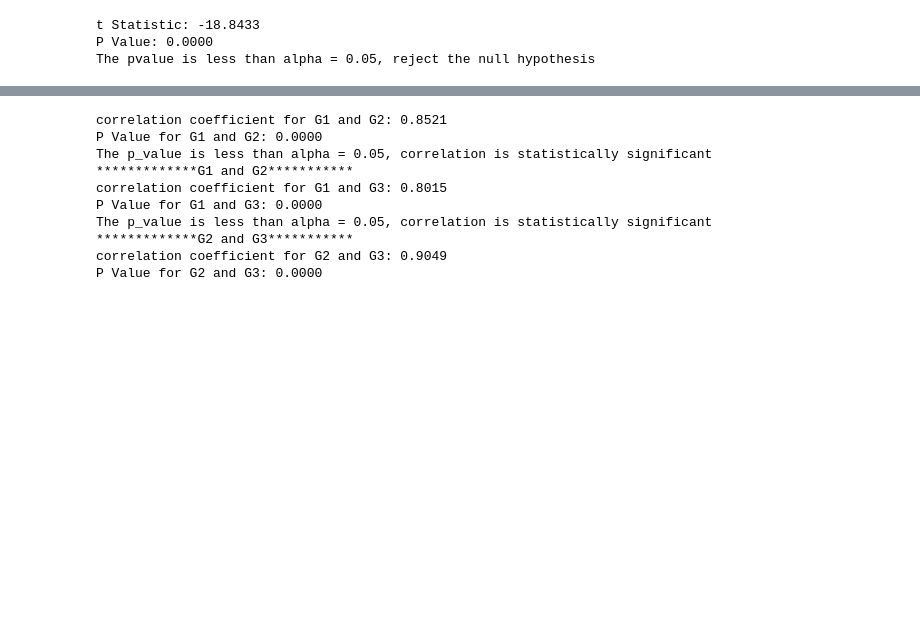
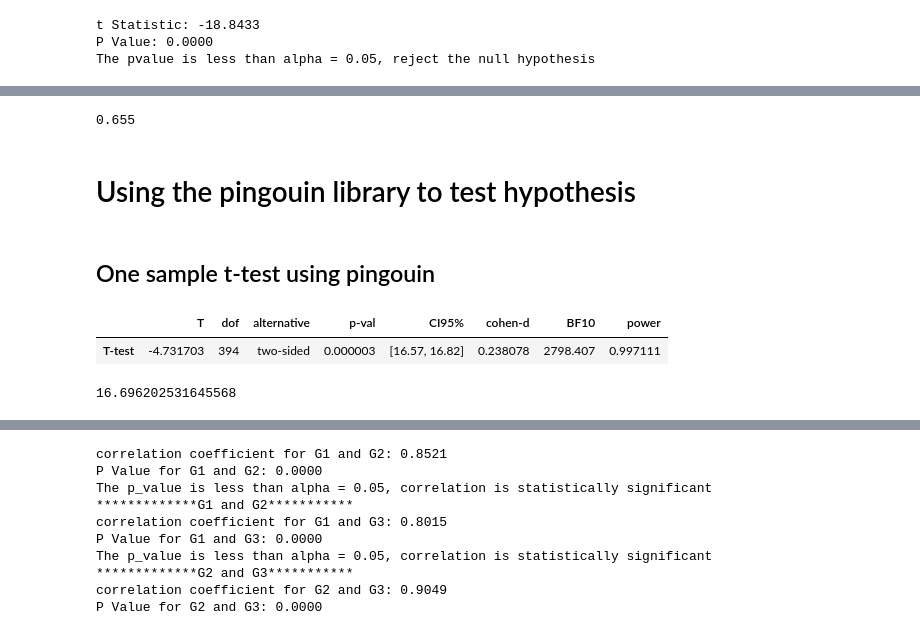
Before and after one commit to sandramwende/Statistics-in-python, a Jupyter notebook: statistics with python.ipynb, the cells around one changed output, grey strips where cells are left out. Cells and saved outputs as stored; diff of their text form; code cells hidden in the pictures; blank space fills up the shorter version.

```diff
--- a/statistics with python.ipynb
+++ b/statistics with python.ipynb
@@ -95,0 +274,9 @@ The pvalue is less than alpha = 0.05, reject the null hypothesis
+# %%
+## we fail to reject the null hypothesis as the difference in confidence interval is more than the difference between groups
+0.937 - 0.282
+## NB if the differnce between groups 0.610 is greater than the difference in confidence interval
+## then we reject the null hypothesis
+# %% [output]
+0.655
+# %% [markdown]
+# Using the pingouin library to test hypothesis
@@ -95,0 +286,13 @@ The pvalue is less than alpha = 0.05, reject the null hypothesis
+# %% [markdown]
+## One sample t-test using pingouin
+# %%
+result = pg.ttest(Students_data.age, 17, correction = False)
+display(result)
+# %% [output]
+|  | T | dof | alternative | p-val | CI95% | cohen-d | BF10 | power |
+| T-test | -4.731703 | 394 | two-sided | 0.000003 | [16.57, 16.82] | 0.238078 | 2798.407 | 0.997111 |
+# %%
+## Mean of the students age
+Students_data.age.mean()
+# %% [output]
+16.696202531645568
```
Also changed, not shown: parts of 29 cells of this notebook.
